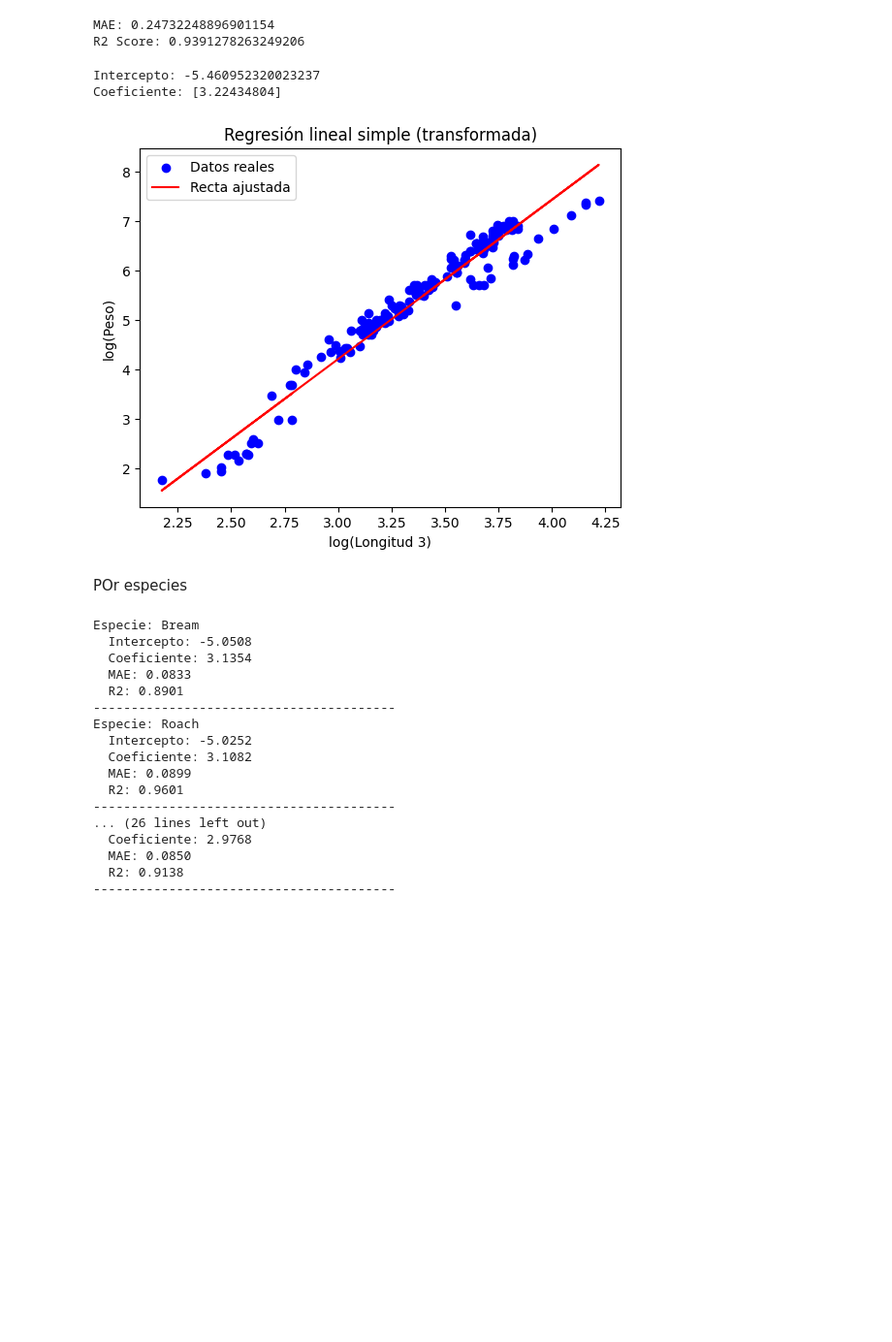
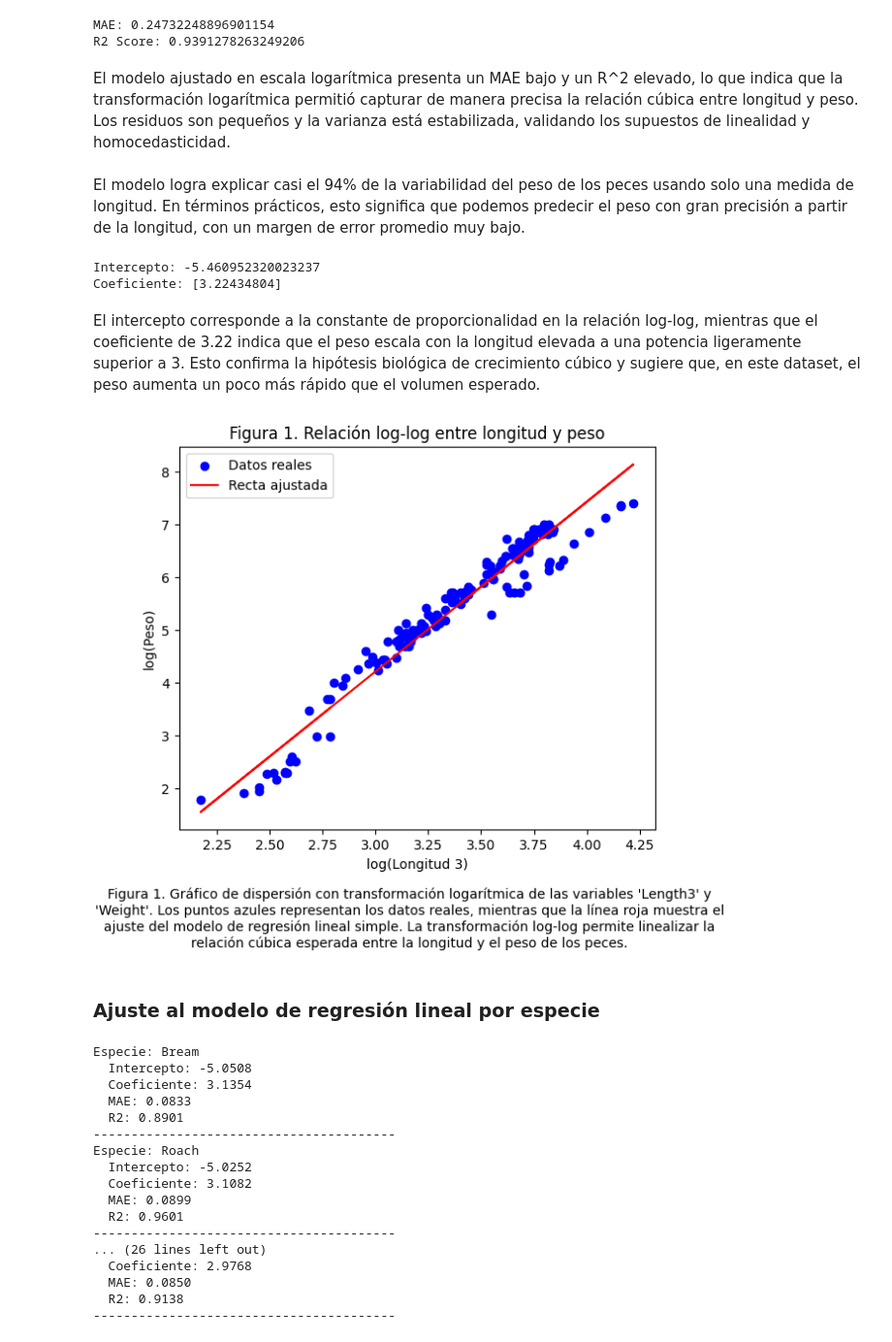
Before and after one commit to Abraham-Buenrostro-Cruces/FishRegresionLineal, a Jupyter notebook: Modelado.ipynb, the cells around one changed output. Shown at 97% size. Saved outputs shown, nothing was run; the diff lists cells and outputs as text; code cells hidden in the pictures; blank space fills up the shorter version.

Commit message:
Dashbooard y modelado completos

```diff
--- a/Modelado.ipynb
+++ b/Modelado.ipynb
@@ -43,24 +57,42 @@ print("R2 Score:", r2_score(y_test, y_pred))
 # %% [output]
 MAE: 0.24732248896901154
 R2 Score: 0.9391278263249206
+# %% [markdown]
+El modelo ajustado en escala logarítmica presenta un MAE bajo y un R^2 elevado, lo que indica que la transformación logarítmica permitió capturar de manera precisa la relación cúbica entre longitud y peso. Los residuos son pequeños y la varianza está estabilizada, validando los supuestos de linealidad y homocedasticidad.
+# %% [markdown]
+El modelo logra explicar casi el 94% de la variabilidad del peso de los peces usando solo una medida de longitud. En términos prácticos, esto significa que podemos predecir el peso con gran precisión a partir de la longitud, con un margen de error promedio muy bajo.
 # %%
 print("Intercepto:", model.intercept_)
 print("Coeficiente:", model.coef_)
 # %% [output]
 Intercepto: -5.460952320023237
 Coeficiente: [3.22434804]
-# %%
-plt.scatter(X_log, y_log, color="blue", label="Datos reales")
-plt.plot(X_log, model.predict(X_log), color="red", label="Recta ajustada")
-plt.xlabel("log(Longitud 3)")
-plt.ylabel("log(Peso)")
-plt.title("Regresión lineal simple (transformada)")
-plt.legend()
-plt.show()
-# %% [output]
-[figure, removed]
+# %% [markdown]
+El intercepto corresponde a la constante de proporcionalidad en la relación log-log, mientras que el coeficiente de 3.22 indica que el peso escala con la longitud elevada a una potencia ligeramente superior a 3. Esto confirma la hipótesis biológica de crecimiento cúbico y sugiere que, en este dataset, el peso aumenta un poco más rápido que el volumen esperado.
+# %%
+plt.scatter(X_log, y_log, color="blue", label="Datos reales")
+plt.plot(X_log, model.predict(X_log), color="red", label="Recta ajustada")
+plt.xlabel("log(Longitud 3)")
+plt.ylabel("log(Peso)")
+plt.title("Figura 1. Relación log-log entre longitud y peso")
+plt.legend()
+
+# Ajustar márgenes de la figura para dar más espacio abajo
+plt.subplots_adjust(bottom=0.05)  # Incrementa espacio inferior (default es ~0.1)
+
+# Mover el texto más abajo (valores más negativos = más abajo)
+plt.figtext(0.5, -0.2,  # Cambia -0.05 a -0.2 o más negativo
+            "Figura 1. Gráfico de dispersión con transformación logarítmica de las variables 'Length3' y 'Weight'. "
+            "Los puntos azules representan los datos reales, mientras que la línea roja muestra el ajuste del modelo "
+            "de regresión lineal simple. La transformación log-log permite linealizar la relación cúbica esperada entre "
+            "la longitud y el peso de los peces.",
+            wrap=True, horizontalalignment='center', fontsize=10)
+
+plt.show()
+# %% [output]
+[figure, added]
 # %% [markdown]
-POr especies
+### Ajuste al modelo de regresión lineal por especie
 # %%
 
 results = {}
```
Also changed, not shown: parts of 7 cells of this notebook, 3 other files.
